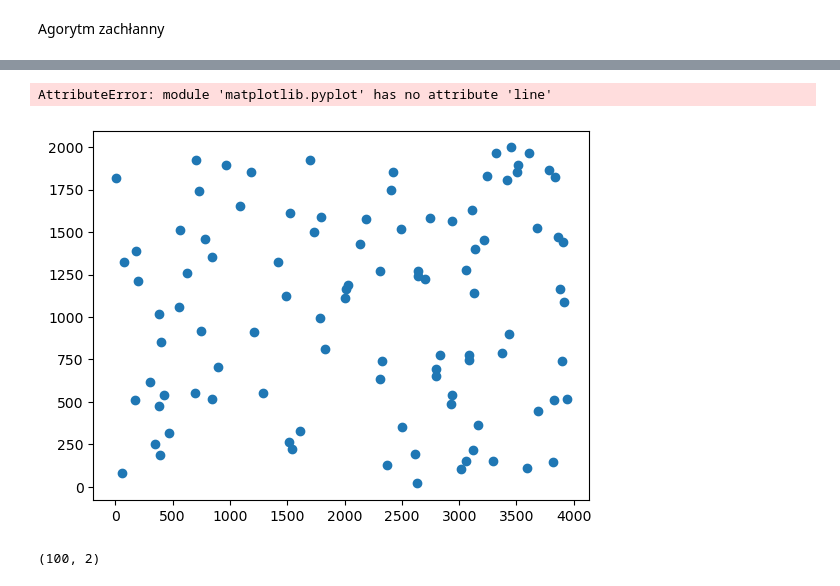
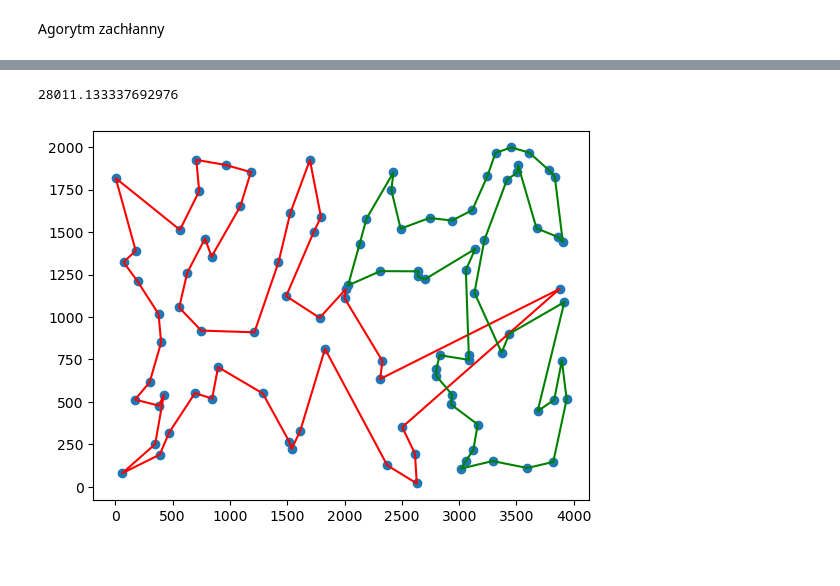
Before and after one commit to KWencierski/Imo, a Jupyter notebook: lab1.ipynb, the cells around one changed output, grey strips where cells are left out. Saved outputs shown, nothing was run; the diff lists cells and outputs as text; code cells hidden in the pictures.

```diff
--- a/lab1.ipynb
+++ b/lab1.ipynb
@@ -94,12 +84,0 @@ array([[3438.37185307, 3438.37185307, 3438.37185307, ..., 3438.37185307,
-# %%
-points_matrix = points_matrix.astype(int)
-def plot_results(cycle1, cycle2):
-    plt.scatter(points_matrix[..., 0], points_matrix[..., 1])
-    plt.line(points_matrix[cycle1, 0], points_matrix[cycle1, 1])
-    # plot
-    plt.show()
-print(first_cycle, second_cycle)
-plot_results(first_cycle, second_cycle)
-# %% [output]
-AttributeError: module 'matplotlib.pyplot' has no attribute 'line'
-[figure, removed]
@@ -106,7 +128,10 @@ AttributeError: module 'matplotlib.pyplot' has no attribute 'line'
+# %%
+cycles = solve_cycle(distance_matrix)
+print(calc_distance_sum(cycles[0], distance_matrix) + calc_distance_sum(cycles[1], distance_matrix))
+plot_results(cycles)
+# %% [output]
+28011.133337692976
+[figure, added]
 # %%
 first_cycle.append(42)
 second_cycle.append(12)
-# %%
-points_matrix.shape
-# %% [output]
-(100, 2)
```
Also changed, not shown: parts of 9 cells of this notebook.
